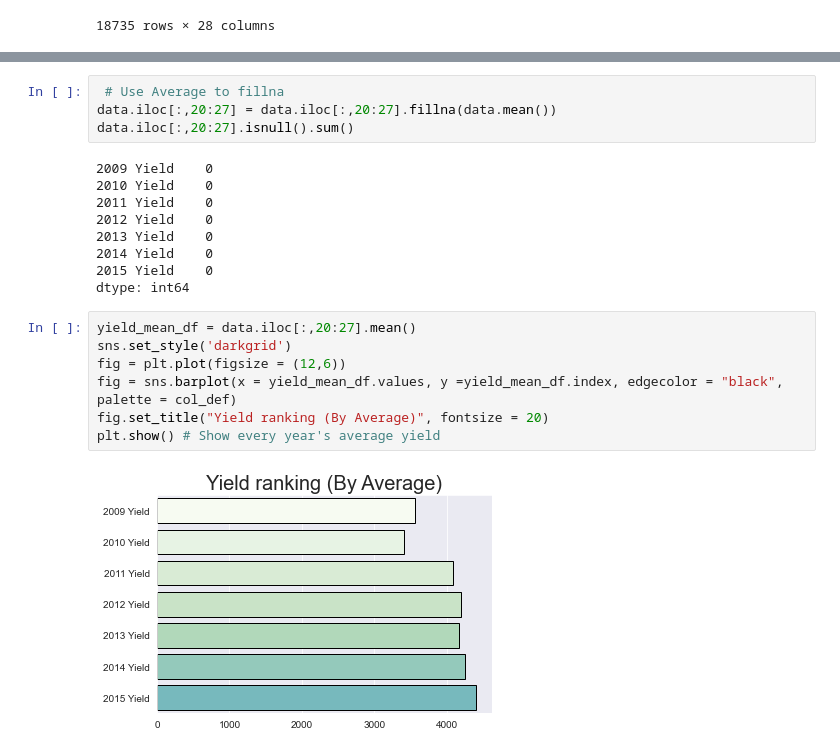
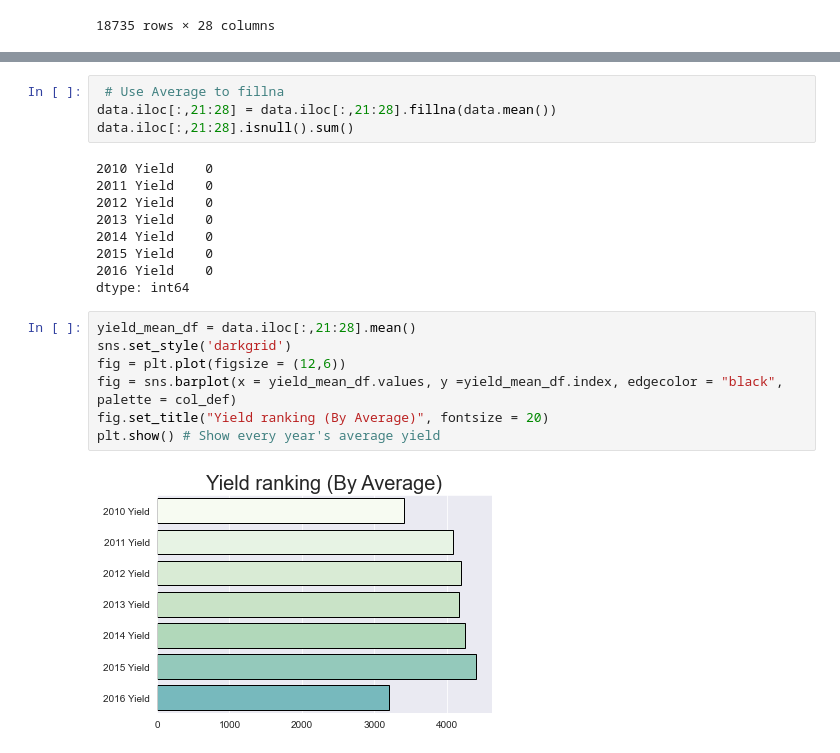
Before and after one commit to Hao0212/SCOR, a Jupyter notebook: 03_Code/One page Exploration.ipynb, the cells around one changed output, grey strips where cells are left out. Drawn from its saved outputs; the diff is of its cells as text.

```diff
--- a/03_Code/One page Exploration.ipynb
+++ b/03_Code/One page Exploration.ipynb
@@ -76,24 +76,24 @@ dtype: int64
 # %%
  # Use Average to fillna
-data.iloc[:,20:27] = data.iloc[:,20:27].fillna(data.mean())
-data.iloc[:,20:27].isnull().sum()
+data.iloc[:,21:28] = data.iloc[:,21:28].fillna(data.mean())
+data.iloc[:,21:28].isnull().sum()
 # %% [output]
-2009 Yield    0
 2010 Yield    0
 2011 Yield    0
 2012 Yield    0
 2013 Yield    0
 2014 Yield    0
 2015 Yield    0
+2016 Yield    0
 dtype: int64
 # %%
-yield_mean_df = data.iloc[:,20:27].mean()
+yield_mean_df = data.iloc[:,21:28].mean()
 sns.set_style('darkgrid')
 fig = plt.plot(figsize = (12,6))
 fig = sns.barplot(x = yield_mean_df.values, y =yield_mean_df.index, edgecolor = "black", palette = col_def)
 fig.set_title("Yield ranking (By Average)", fontsize = 20)
 plt.show() # Show every year's average yield
 # %% [output]
-[figure, old version]
+[figure, new version]
 # %%
 # Calculate the loss function
```
Also changed, not shown: parts of 5 cells of this notebook.
